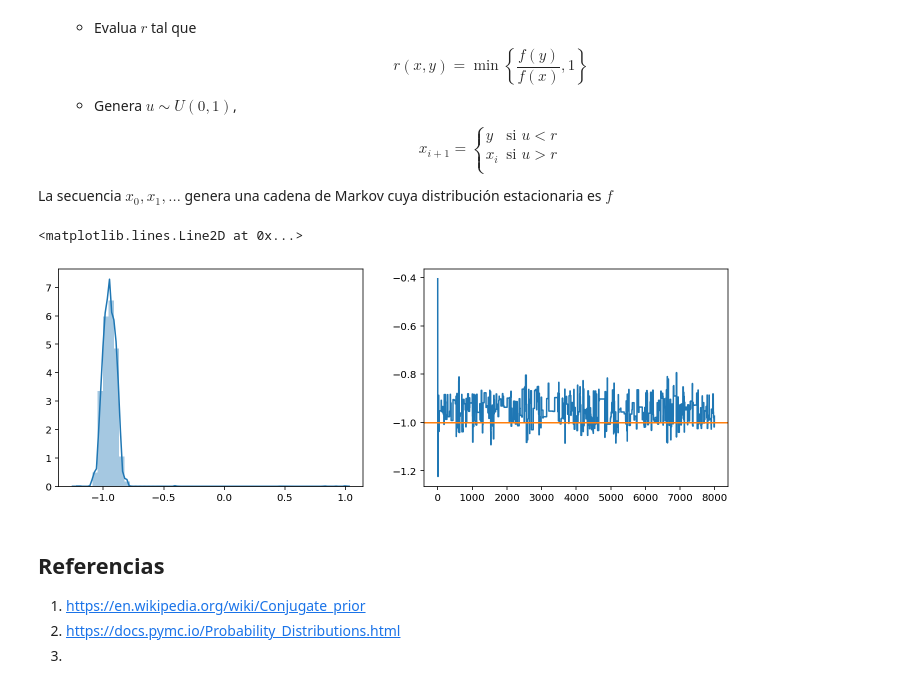
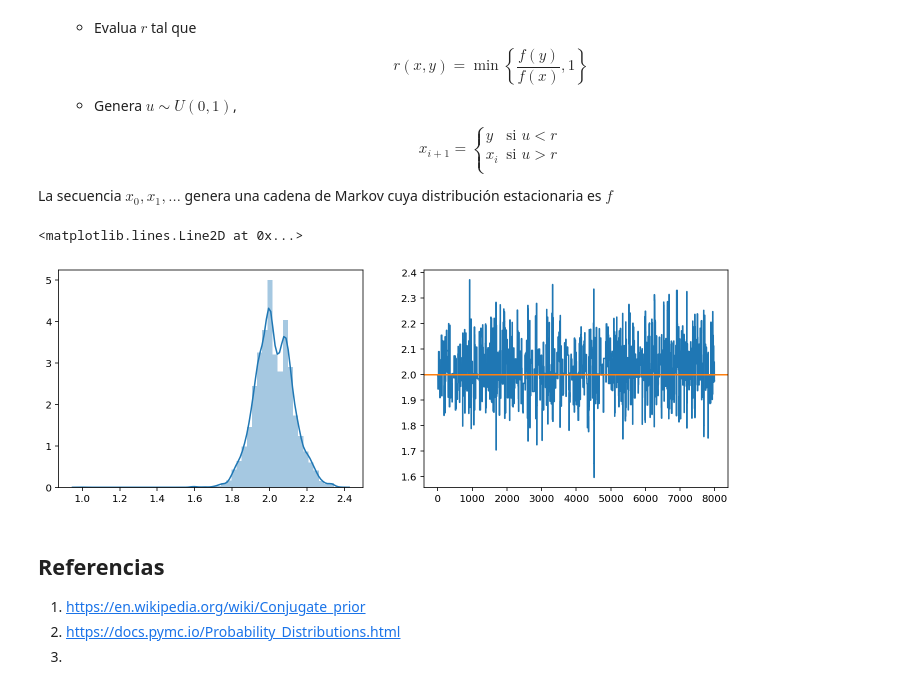
Before and after one commit to ppbto-github/estadistica-probabilidad, a Jupyter notebook: notebooks/bayesian-integration.ipynb, the cells around one changed output. Cells and saved outputs as stored; diff of their text form; code cells hidden in the pictures.

```diff
--- a/notebooks/bayesian-integration.ipynb
+++ b/notebooks/bayesian-integration.ipynb
@@ -110,9 +110,10 @@ interactive(children=(IntSlider(value=1, description='obs', max=200, step=10), O
 La secuencia $x_0, x_1, \ldots$ genera una cadena de Markov cuya distribución estacionaria es $f$
 # %%
 nrandom.seed(1643)
-samples = nrandom.normal(loc=mu1, scale=sigma, size=int(nobs * pi1))
+mu1, sigma, nobs = 2, 1, 100
+samples = nrandom.normal(loc=mu1, scale=sigma, size=nobs)
 # %%
-mu_0 = 1s
+mu_0 = 1
 r_hist = []
 hist = [mu_0]
 b = 1
@@ -139,12 +140,12 @@ for _ in range(8_000):
 # %%
 fig, ax = plt.subplots(1, 2, figsize=(12, 4))
 
 sns.distplot(hist, ax=ax[0])
 ax[1].plot(np.array(hist)[10:])
-ax[1].axhline(y=-1, c="tab:orange")
+ax[1].axhline(y=mu1, c="tab:orange")
 # %% [output]
 <matplotlib.lines.Line2D at 0x...>
-[figure, old version]
+[figure, new version]
 # %% [markdown]
 ## Referencias
 
```
Also changed, not shown: parts of 2 cells of this notebook.
